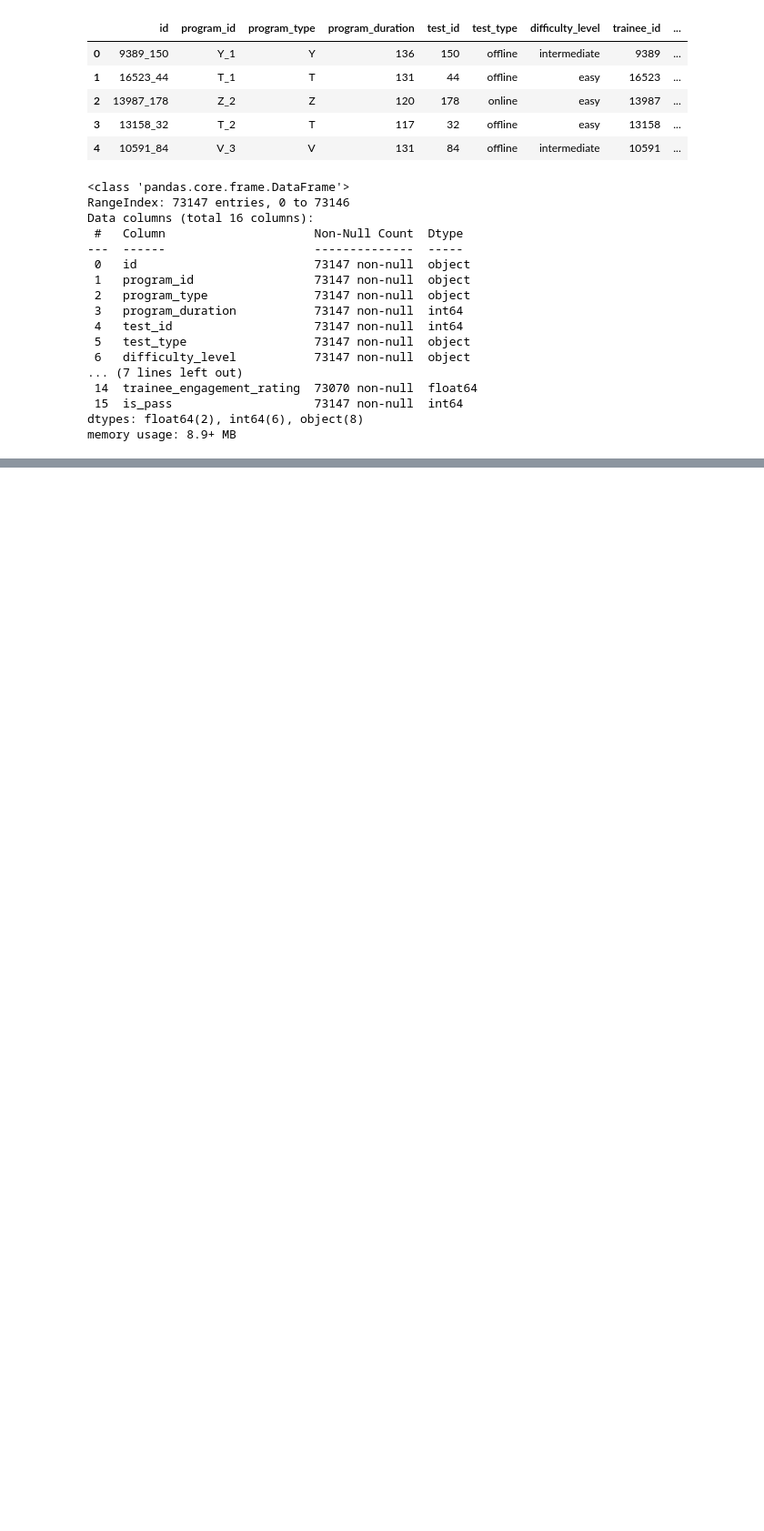
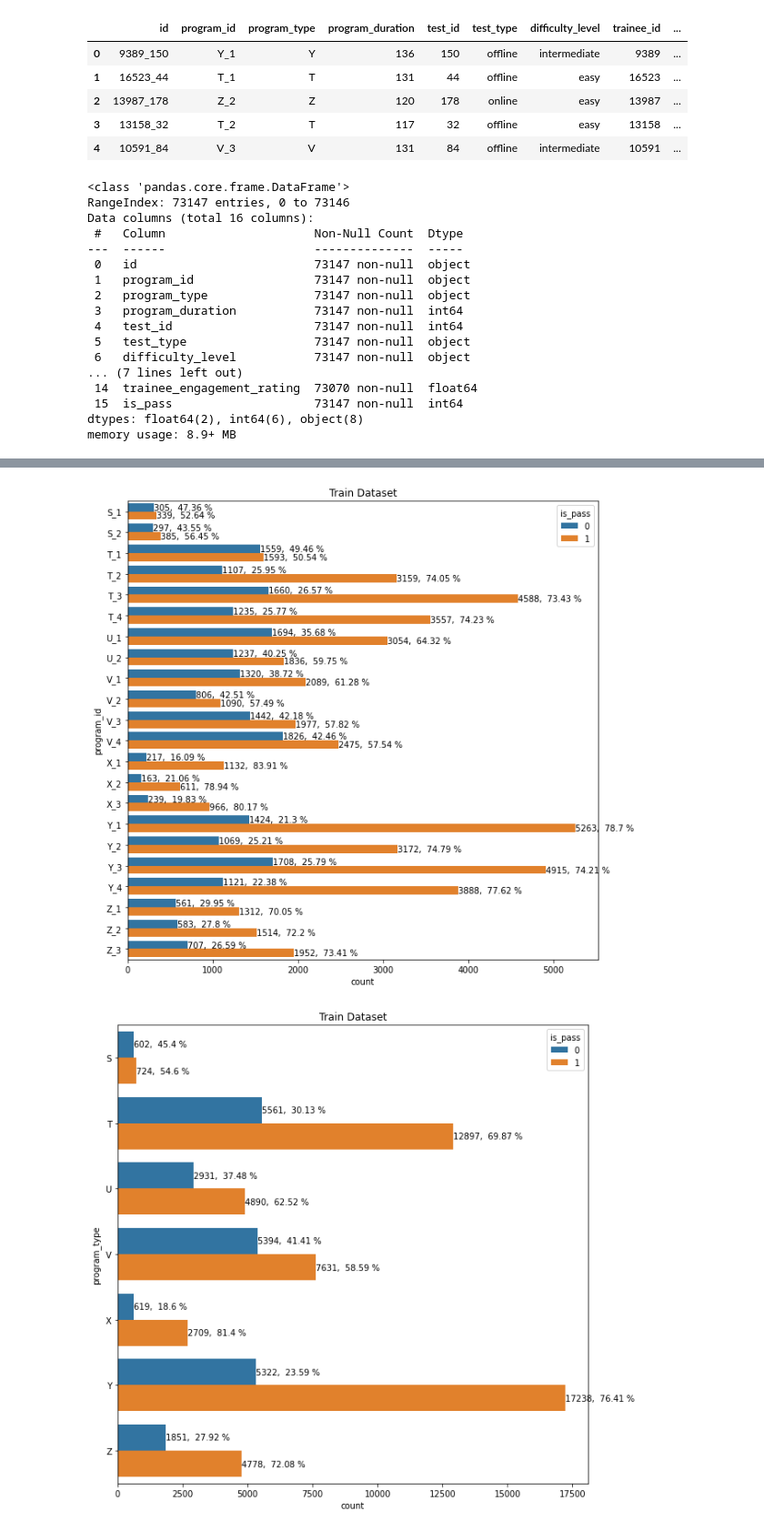
Before and after one commit to Akashcba/Competitions, a Jupyter notebook: Analytics_Vidhya/Student_DataFest_2k18/EDA.ipynb, the cells around one changed output, grey strips where cells are left out. Shown at 91% size. Cells and saved outputs as stored; diff of their text form; code cells hidden in the pictures; blank space fills up the shorter version.

```diff
--- a/Analytics_Vidhya/Student_DataFest_2k18/EDA.ipynb
+++ b/Analytics_Vidhya/Student_DataFest_2k18/EDA.ipynb
@@ -73,0 +183,8 @@ utils.plot_num_records({'Train': train, 'Test': test})
+# %%
+### Categorical data distribution wrt target variable
+target = 'is_pass'
+for col in cat_cols:
+    utils.barplot_hue(train[col], train[target], 'Train Dataset')
+# %% [output]
+[figure, added]
+[figure, added]
```
Also changed, not shown: parts of 21 cells of this notebook, 2 other files.
